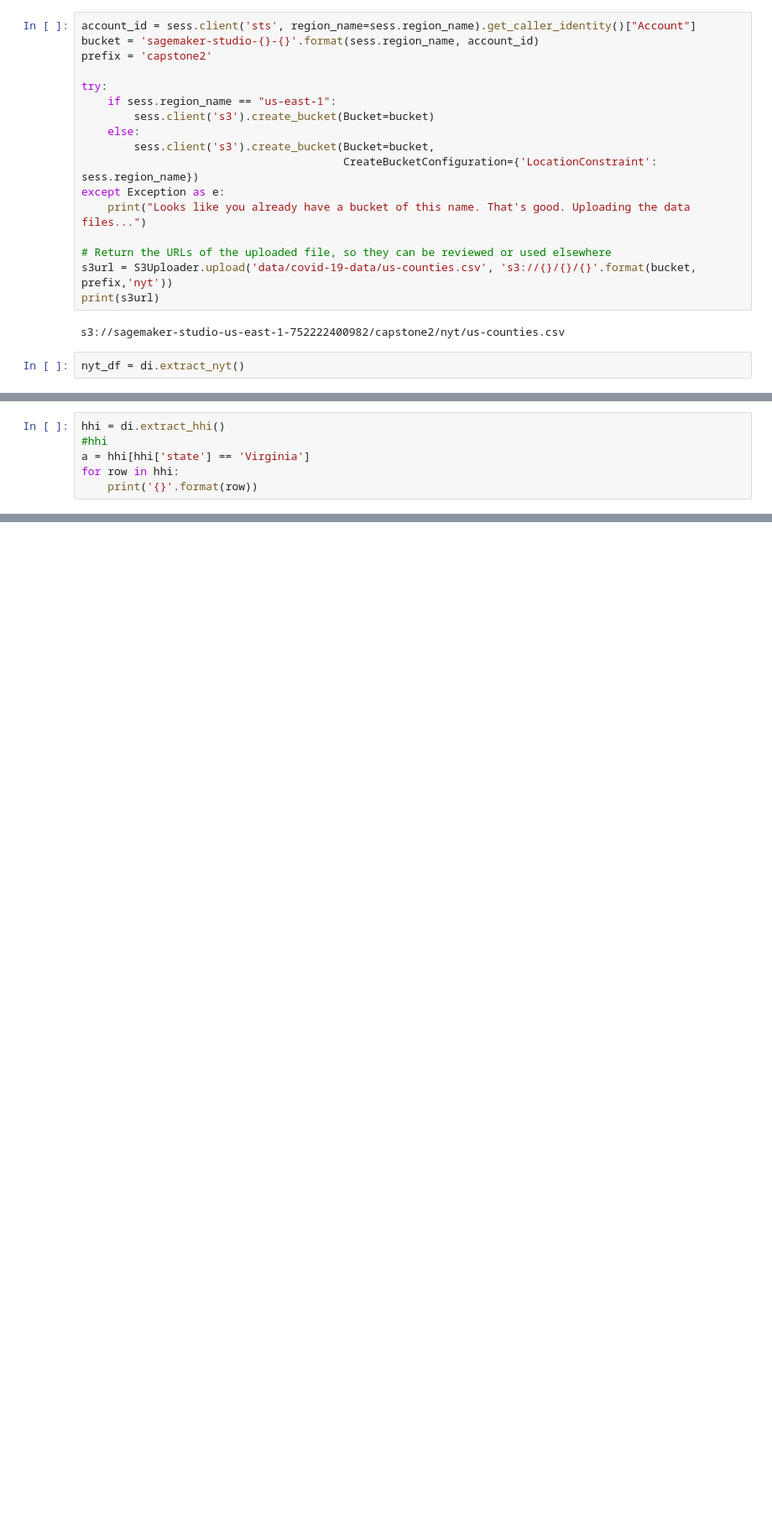
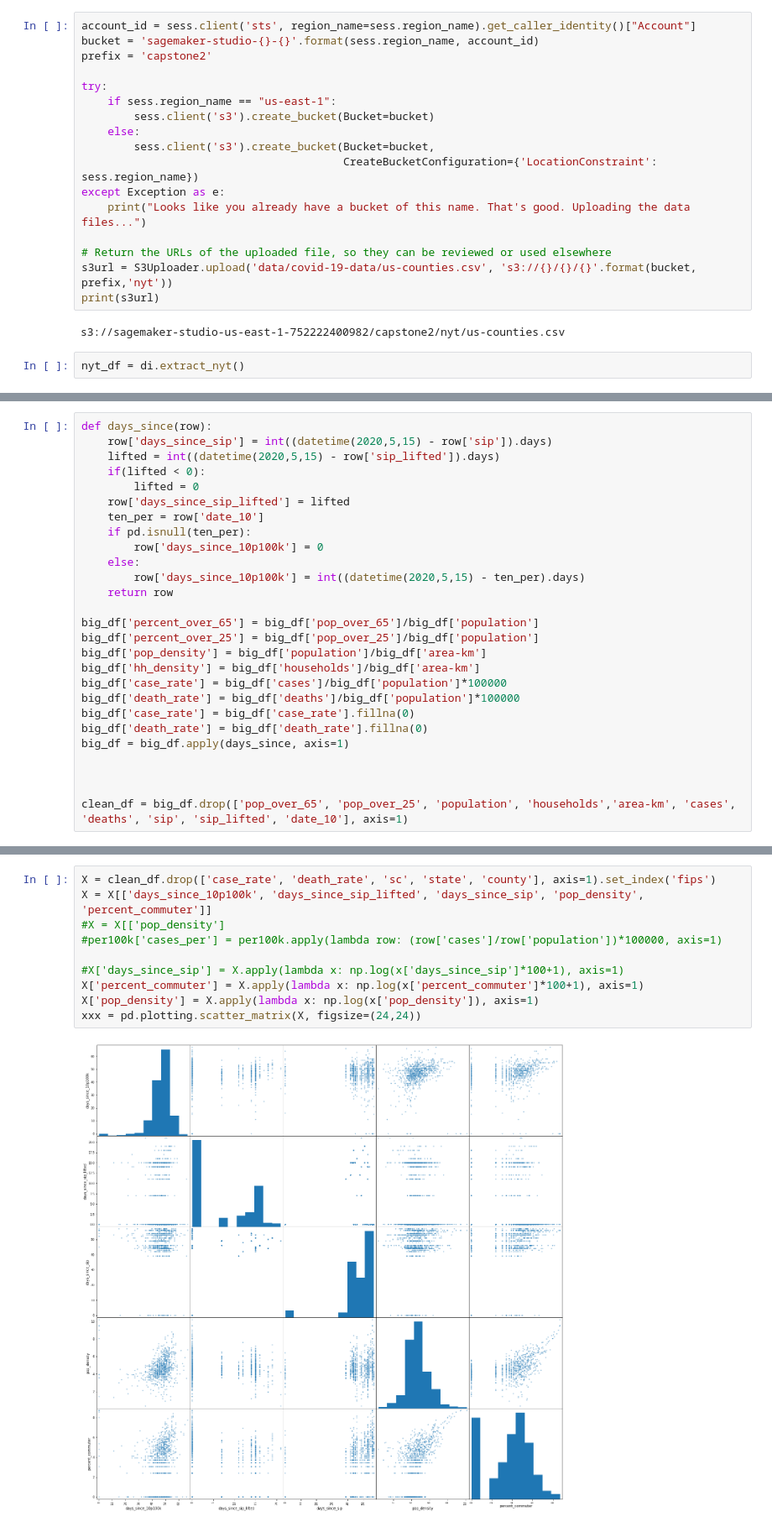
Before and after one commit to ian-branum/predicting-coronavirus, a Jupyter notebook: EDA.ipynb, the cells around one changed output, grey strips where cells are left out. Shown at 84% size. Drawn from its saved outputs; the diff is of its cells as text; blank space fills up the shorter version.

```diff
--- a/EDA.ipynb
+++ b/EDA.ipynb
@@ -174,6 +178,0 @@ big_df[big_df['state'] == 'New York'].head(100)
-# %%
-hhi = di.extract_hhi()
-#hhi
-a = hhi[hhi['state'] == 'Virginia']
-for row in hhi:
-    print('{}'.format(row))
@@ -187,0 +179,27 @@ median_hhi
+# %%
+def days_since(row):
+    row['days_since_sip'] = int((datetime(2020,5,15) - row['sip']).days)
+    lifted = int((datetime(2020,5,15) - row['sip_lifted']).days)
+    if(lifted < 0):
+        lifted = 0
+    row['days_since_sip_lifted'] = lifted
+    ten_per = row['date_10']
+    if pd.isnull(ten_per):
+        row['days_since_10p100k'] = 0
+    else:
+        row['days_since_10p100k'] = int((datetime(2020,5,15) - ten_per).days)
+    return row
+
+big_df['percent_over_65'] = big_df['pop_over_65']/big_df['population']
+big_df['percent_over_25'] = big_df['pop_over_25']/big_df['population']
+big_df['pop_density'] = big_df['population']/big_df['area-km']
+big_df['hh_density'] = big_df['households']/big_df['area-km']
+big_df['case_rate'] = big_df['cases']/big_df['population']*100000
+big_df['death_rate'] = big_df['deaths']/big_df['population']*100000
+big_df['case_rate'] = big_df['case_rate'].fillna(0)
+big_df['death_rate'] = big_df['death_rate'].fillna(0)
+big_df = big_df.apply(days_since, axis=1)
+
+
+
+clean_df = big_df.drop(['pop_over_65', 'pop_over_25', 'population', 'households','area-km', 'cases', 'deaths', 'sip', 'sip_lifted', 'date_10'], axis=1)
@@ -187,0 +247,12 @@ median_hhi
+# %%
+X = clean_df.drop(['case_rate', 'death_rate', 'sc', 'state', 'county'], axis=1).set_index('fips')
+X = X[['days_since_10p100k', 'days_since_sip_lifted', 'days_since_sip', 'pop_density', 'percent_commuter']]
+#X = X[['pop_density']
+#per100k['cases_per'] = per100k.apply(lambda row: (row['cases']/row['population'])*100000, axis=1)
+
+#X['days_since_sip'] = X.apply(lambda x: np.log(x['days_since_sip']*100+1), axis=1)
+X['percent_commuter'] = X.apply(lambda x: np.log(x['percent_commuter']*100+1), axis=1)
+X['pop_density'] = X.apply(lambda x: np.log(x['pop_density']), axis=1)
+xxx = pd.plotting.scatter_matrix(X, figsize=(24,24))
+# %% [output]
+[figure, added]
```
Also changed, not shown: parts of 26 cells of this notebook, 1 other file.
